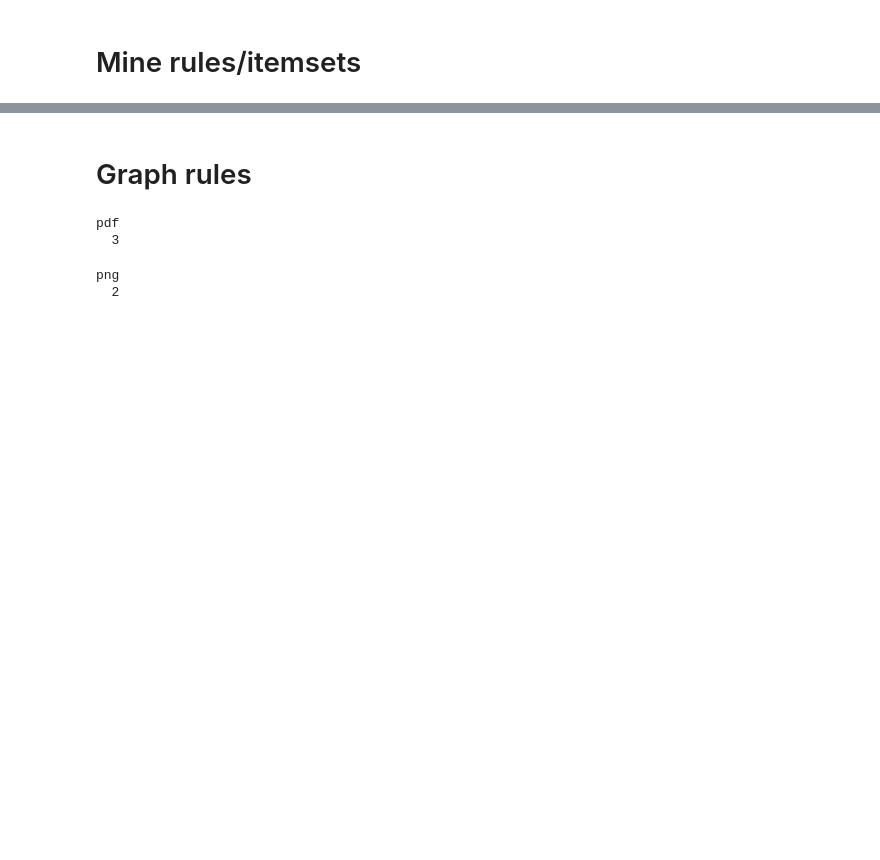
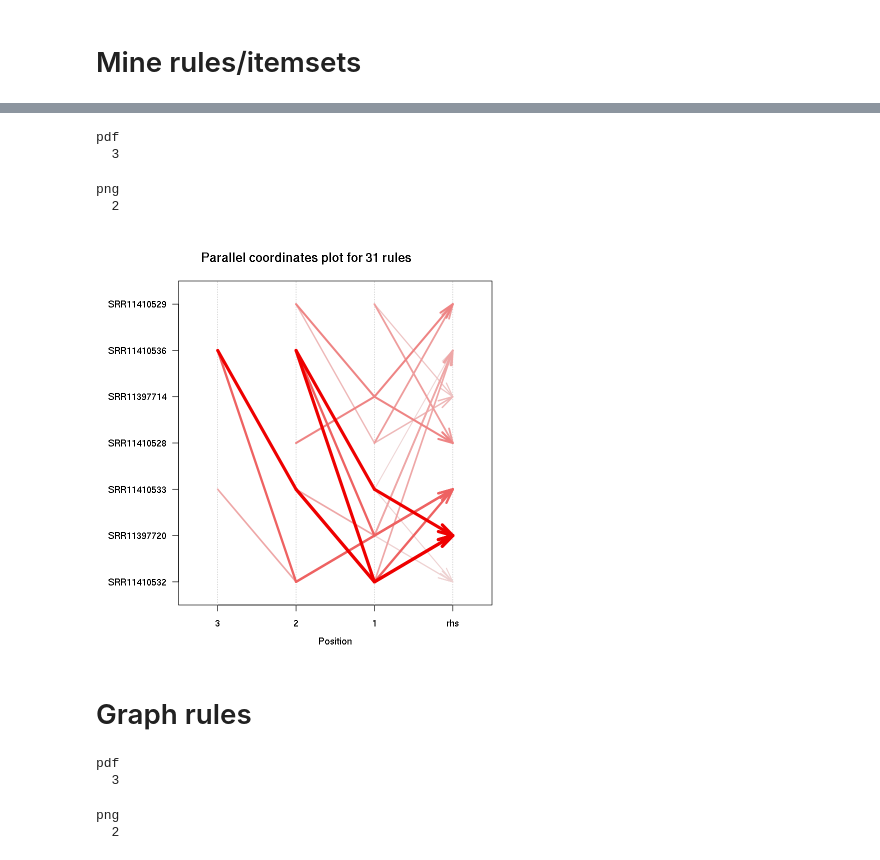
Before and after one commit to apetkau/comp7944-project, a Jupyter notebook: analysis/snv-data/snv-mining.ipynb, the cells around one changed output, grey strips where cells are left out. Cells and saved outputs as stored; diff of their text form; code cells hidden in the pictures; blank space fills up the shorter version.

```diff
--- a/analysis/snv-data/snv-mining.ipynb
+++ b/analysis/snv-data/snv-mining.ipynb
@@ -110,3 +136,13 @@ inspect(snv_rules)
+# %%
+plot(snv_rules, method="paracoord", control=list(reorder=TRUE), measure="lift")
+dev.copy(pdf, "snv-paracoord.pdf")
+dev.off()
+# %% [output]
+pdf
+  3
+png
+  2
+[figure, added]
 # %% [markdown]
 # Graph rules
 # %%
```
Also changed, not shown: parts of 10 cells of this notebook, 8 other files.
